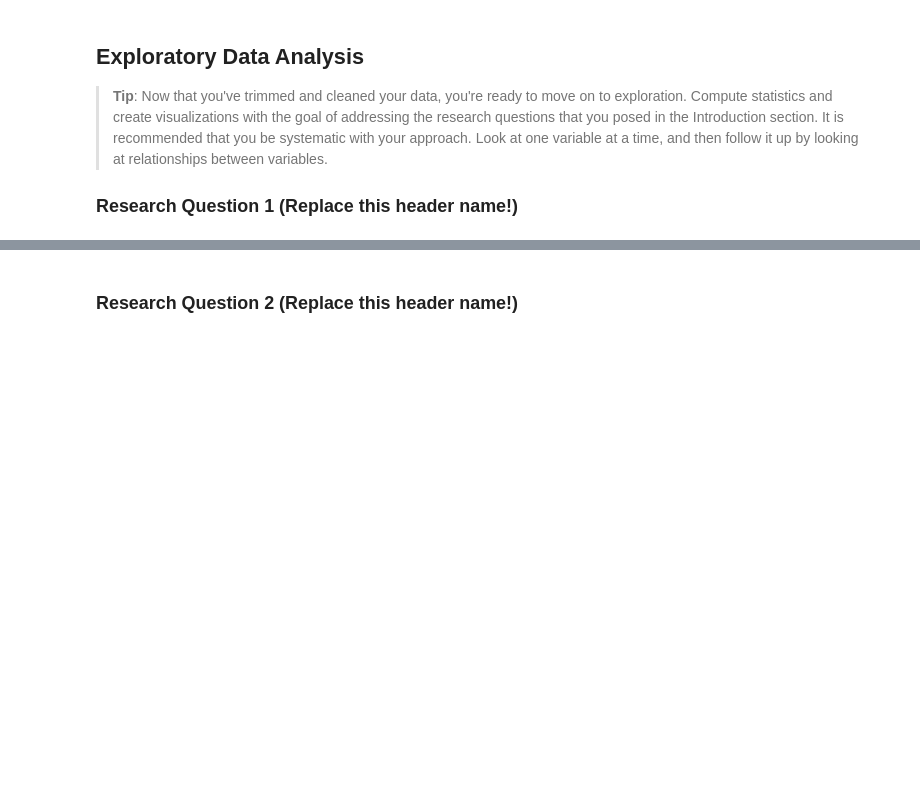
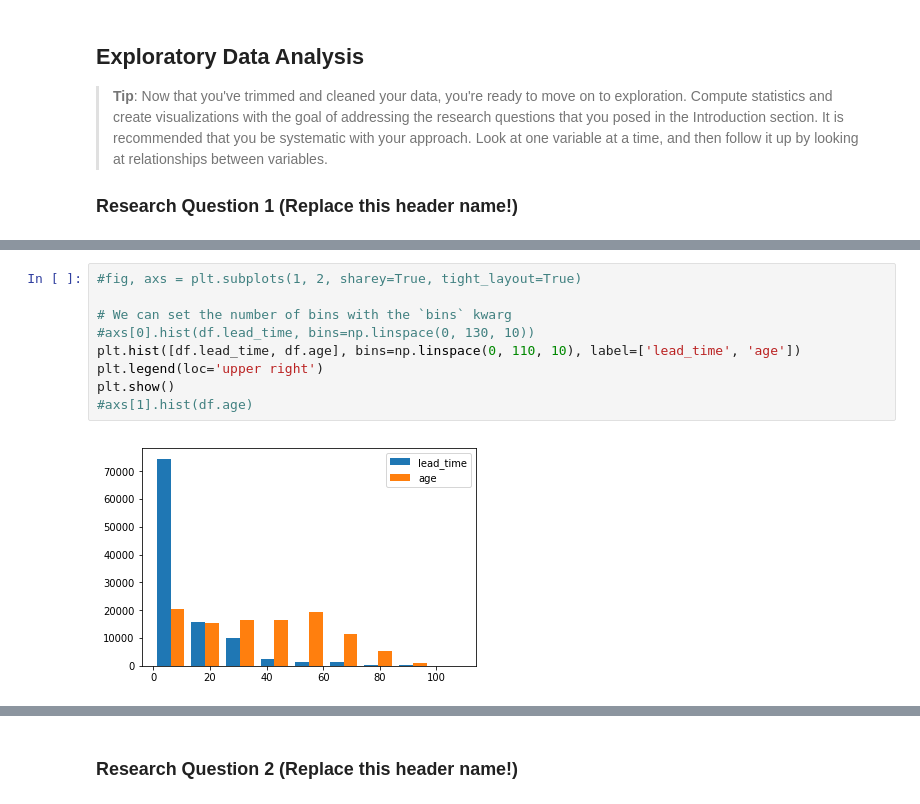
Before and after one commit to Wildbird74/No-show-Appointments, a Jupyter notebook: no_show.ipynb, the cells around one changed output, grey strips where cells are left out. Saved outputs shown, nothing was run; the diff lists cells and outputs as text; blank space fills up the shorter version.

```diff
--- a/no_show.ipynb
+++ b/no_show.ipynb
@@ -53,0 +365,11 @@
+# %%
+#fig, axs = plt.subplots(1, 2, sharey=True, tight_layout=True)
+
+# We can set the number of bins with the `bins` kwarg
+#axs[0].hist(df.lead_time, bins=np.linspace(0, 130, 10))
+plt.hist([df.lead_time, df.age], bins=np.linspace(0, 110, 10), label=['lead_time', 'age'])
+plt.legend(loc='upper right')
+plt.show()
+#axs[1].hist(df.age)
+# %% [output]
+[figure, added]
```
Also changed, not shown: parts of 58 cells of this notebook, 2 other files.
